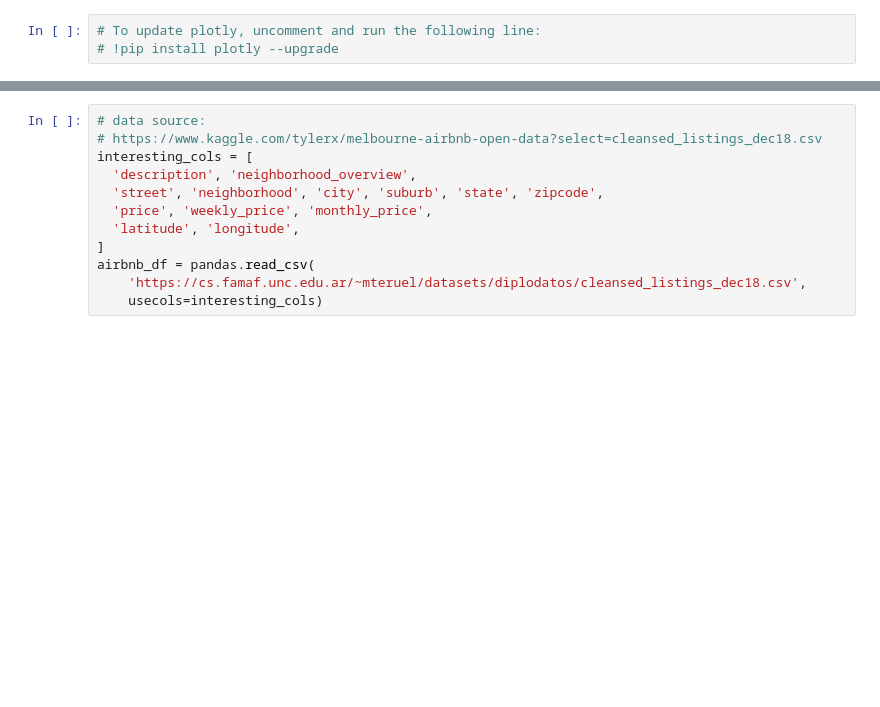
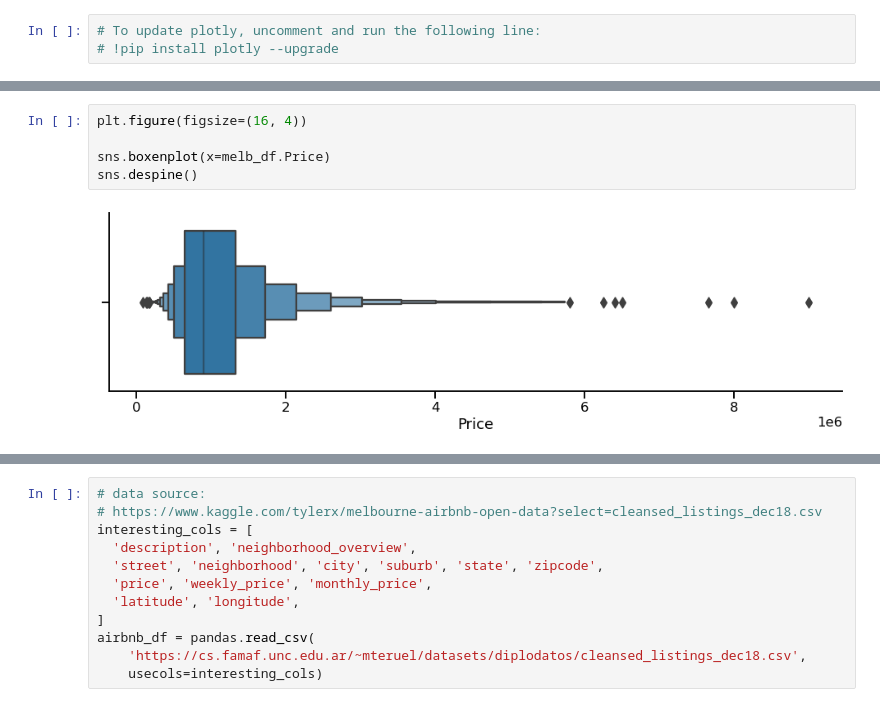
Before and after one commit to mgobbi289/DiploDatos, a Jupyter notebook: AnalisisyCuracion/Entregable_Parte_1.ipynb, the cells around one changed output, grey strips where cells are left out. Saved outputs shown, nothing was run; the diff lists cells and outputs as text; blank space fills up the shorter version.

```diff
--- a/AnalisisyCuracion/Entregable_Parte_1.ipynb
+++ b/AnalisisyCuracion/Entregable_Parte_1.ipynb
@@ -58,0 +106,7 @@ Pueden leer otras columnas del conjunto de AirBnB además de las que están en `
+# %%
+plt.figure(figsize=(16, 4))
+
+sns.boxenplot(x=melb_df.Price)
+sns.despine()
+# %% [output]
+[figure, added]
```
Also changed, not shown: parts of 20 cells of this notebook.
